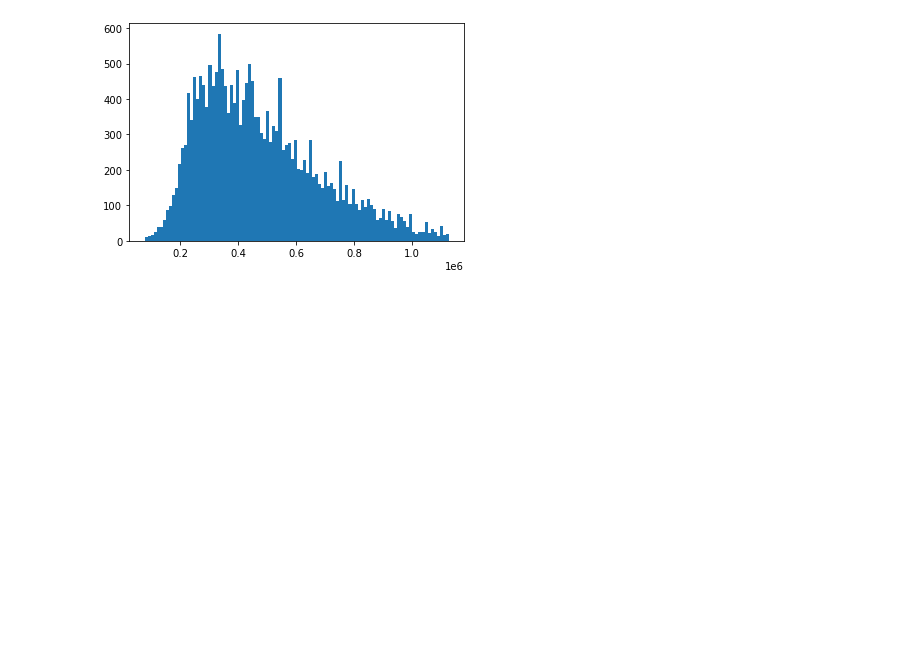
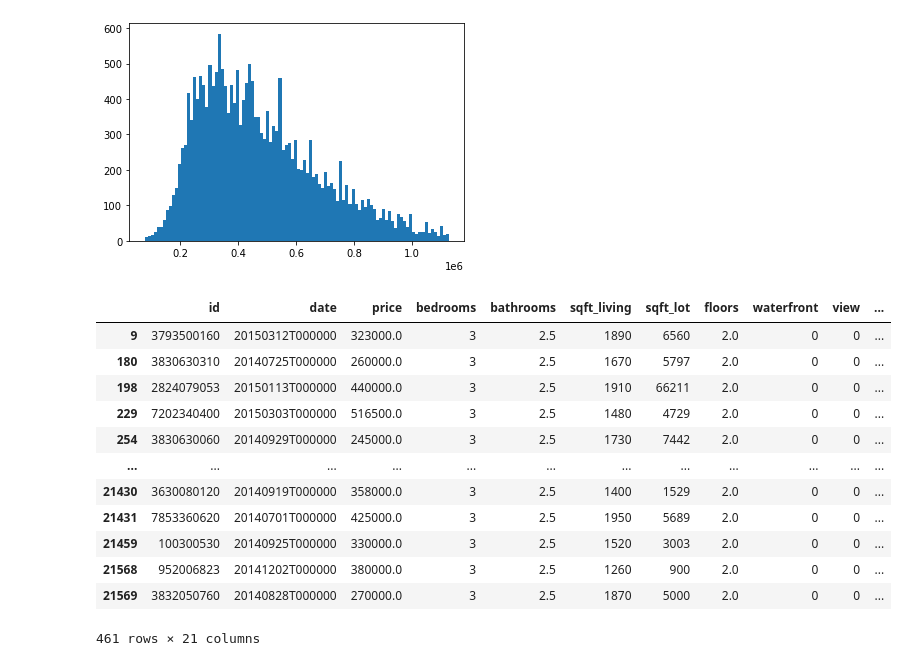
Before and after one commit to Henrique-Sousa/house-rocket, a Jupyter notebook: house-rocket.ipynb, the cells around one changed output. Drawn from its saved outputs; the diff is of its cells as text; code cells hidden in the pictures; blank space fills up the shorter version.

```diff
--- a/house-rocket.ipynb
+++ b/house-rocket.ipynb
@@ -272,0 +282,16 @@ data_minus_outliers = data[data['price'] < maximum]
+# %%
+control
+# %% [output]
+|  | id | date | price | bedrooms | bathrooms | sqft_living | sqft_lot | floors | waterfront | view | ... |
+| 9 | 3793500160 | 20150312T000000 | 323000.0 | 3 | 2.5 | 1890 | 6560 | 2.0 | 0 | 0 | ... |
+| 180 | 3830630310 | 20140725T000000 | 260000.0 | 3 | 2.5 | 1670 | 5797 | 2.0 | 0 | 0 | ... |
+| 198 | 2824079053 | 20150113T000000 | 440000.0 | 3 | 2.5 | 1910 | 66211 | 2.0 | 0 | 0 | ... |
+| 229 | 7202340400 | 20150303T000000 | 516500.0 | 3 | 2.5 | 1480 | 4729 | 2.0 | 0 | 0 | ... |
+| 254 | 3830630060 | 20140929T000000 | 245000.0 | 3 | 2.5 | 1730 | 7442 | 2.0 | 0 | 0 | ... |
+| ... | ... | ... | ... | ... | ... | ... | ... | ... | ... | ... | ... |
+| 21430 | 3630080120 | 20140919T000000 | 358000.0 | 3 | 2.5 | 1400 | 1529 | 2.0 | 0 | 0 | ... |
+| 21431 | 7853360620 | 20140701T000000 | 425000.0 | 3 | 2.5 | 1950 | 5689 | 2.0 | 0 | 0 | ... |
+| 21459 | 100300530 | 20140925T000000 | 330000.0 | 3 | 2.5 | 1520 | 3003 | 2.0 | 0 | 0 | ... |
+| 21568 | 952006823 | 20141202T000000 | 380000.0 | 3 | 2.5 | 1260 | 900 | 2.0 | 0 | 0 | ... |
+| 21569 | 3832050760 | 20140828T000000 | 270000.0 | 3 | 2.5 | 1870 | 5000 | 2.0 | 0 | 0 | ... |
+461 rows × 21 columns
```
Also changed, not shown: parts of 8 cells of this notebook.
